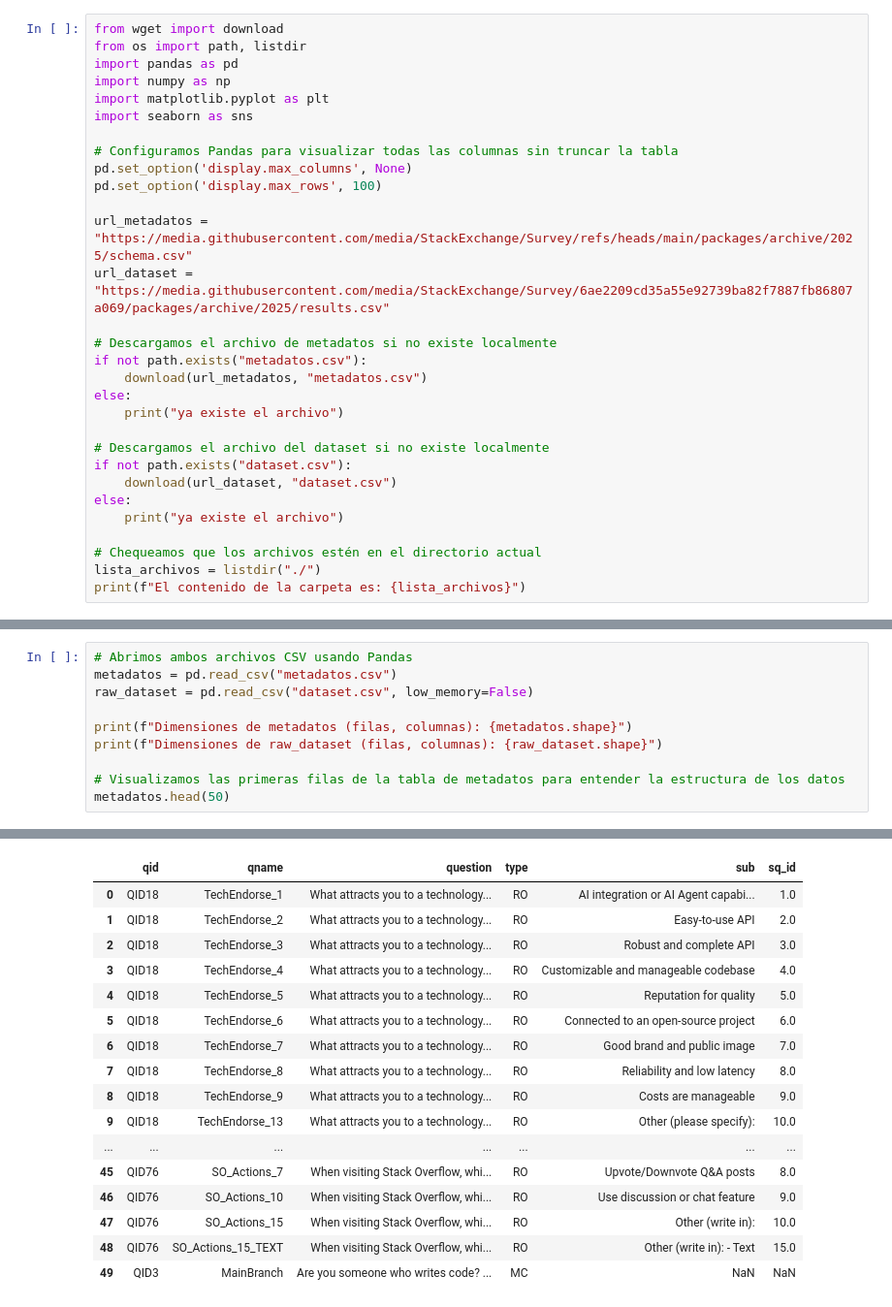
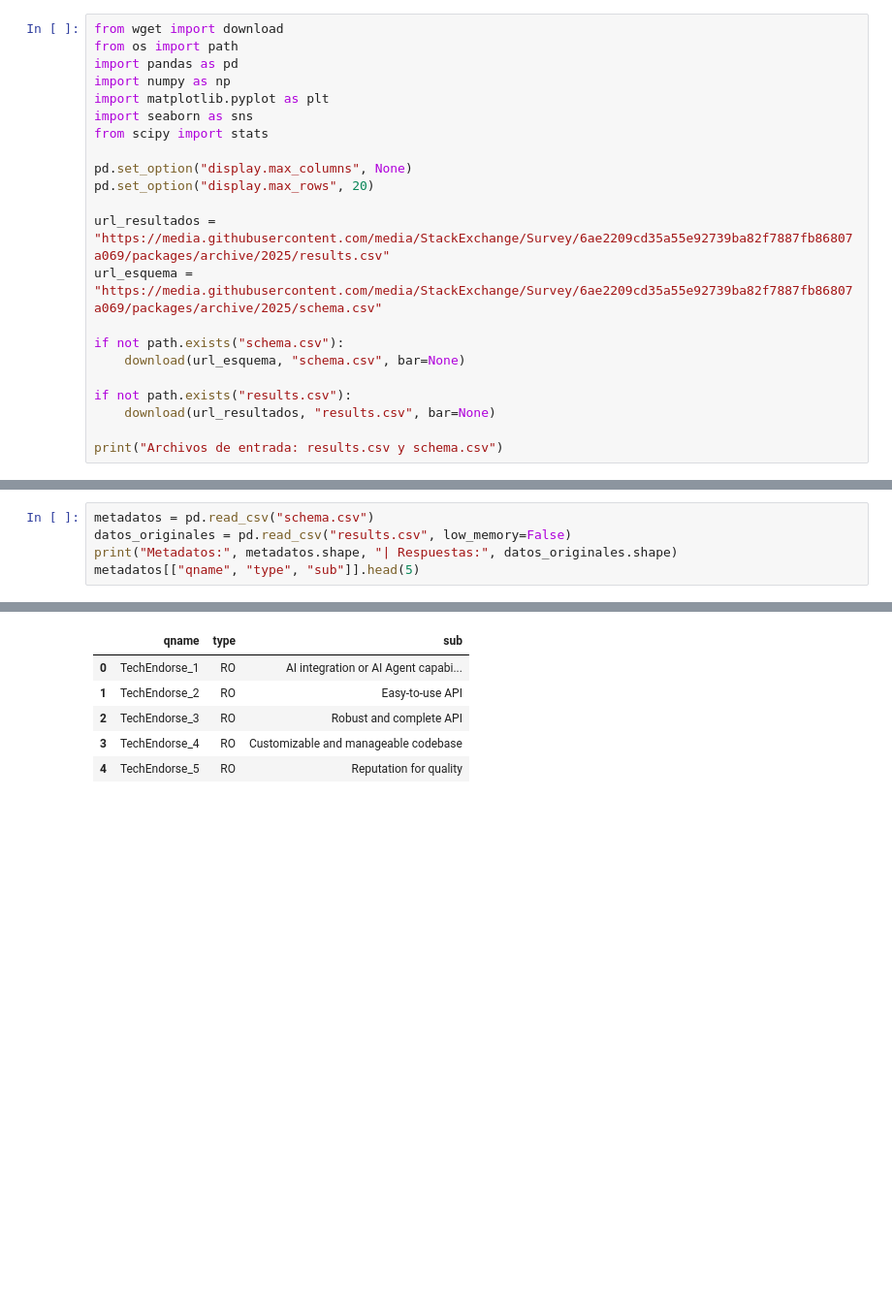
Before and after one commit to FausGiun/Fudamentos, a Jupyter notebook: tp_especial.ipynb, the cells around one changed output, grey strips where cells are left out. Shown at 97% size. Drawn from its saved outputs; the diff is of its cells as text; blank space fills up the shorter version.

```diff
--- a/tp_especial.ipynb
+++ b/tp_especial.ipynb
@@ -13,31 +16,23 @@ A continuación, descargamos de forma automatizada tanto el archivo de metadatos
 # %%
 from wget import download
-from os import path, listdir
+from os import path
 import pandas as pd
 import numpy as np
 import matplotlib.pyplot as plt
 import seaborn as sns
+from scipy import stats
 
-# Configuramos Pandas para visualizar todas las columnas sin truncar la tabla
-pd.set_option('display.max_columns', None)
-pd.set_option('display.max_rows', 100)
+pd.set_option("display.max_columns", None)
+pd.set_option("display.max_rows", 20)
 
-url_metadatos = "https://media.githubusercontent.com/media/StackExchange/Survey/refs/heads/main/packages/archive/2025/schema.csv"
-url_dataset = "https://media.githubusercontent.com/media/StackExchange/Survey/6ae2209cd35a55e92739ba82f7887fb86807a069/packages/archive/2025/results.csv"
+url_resultados = "https://media.githubusercontent.com/media/StackExchange/Survey/6ae2209cd35a55e92739ba82f7887fb86807a069/packages/archive/2025/results.csv"
+url_esquema = "https://media.githubusercontent.com/media/StackExchange/Survey/6ae2209cd35a55e92739ba82f7887fb86807a069/packages/archive/2025/schema.csv"
 
-# Descargamos el archivo de metadatos si no existe localmente
-if not path.exists("metadatos.csv"):
-    download(url_metadatos, "metadatos.csv")
-else:
-    print("ya existe el archivo")
+if not path.exists("schema.csv"):
+    download(url_esquema, "schema.csv", bar=None)
 
-# Descargamos el archivo del dataset si no existe localmente
-if not path.exists("dataset.csv"):
-    download(url_dataset, "dataset.csv")
-else:
-    print("ya existe el archivo")
+if not path.exists("results.csv"):
+    download(url_resultados, "results.csv", bar=None)
 
-# Chequeamos que los archivos estén en el directorio actual
-lista_archivos = listdir("./")
-print(f"El contenido de la carpeta es: {lista_archivos}")
+print("Archivos de entrada: results.csv y schema.csv")
 # %% [output]
@@ -50,11 +44,6 @@ Utilizamos la función `read_csv()` de Pandas para levantar ambos archivos en ob
 # %%
-# Abrimos ambos archivos CSV usando Pandas
-metadatos = pd.read_csv("metadatos.csv")
-raw_dataset = pd.read_csv("dataset.csv", low_memory=False)
-
-print(f"Dimensiones de metadatos (filas, columnas): {metadatos.shape}")
-print(f"Dimensiones de raw_dataset (filas, columnas): {raw_dataset.shape}")
-
-# Visualizamos las primeras filas de la tabla de metadatos para entender la estructura de los datos
-metadatos.head(50)
+metadatos = pd.read_csv("schema.csv")
+datos_originales = pd.read_csv("results.csv", low_memory=False)
+print("Metadatos:", metadatos.shape, "| Respuestas:", datos_originales.shape)
+metadatos[["qname", "type", "sub"]].head(5)
 # %% [output]
@@ -63,18 +51,7 @@ Dimensiones de raw_dataset (filas, columnas): (49191, 172)
-|  | qid | qname | question | type | sub | sq_id |
-| 0 | QID18 | TechEndorse_1 | What attracts you to a technology... | RO | AI integration or AI Agent capabi... | 1.0 |
-| 1 | QID18 | TechEndorse_2 | What attracts you to a technology... | RO | Easy-to-use API | 2.0 |
-| 2 | QID18 | TechEndorse_3 | What attracts you to a technology... | RO | Robust and complete API | 3.0 |
-| 3 | QID18 | TechEndorse_4 | What attracts you to a technology... | RO | Customizable and manageable codebase | 4.0 |
-| 4 | QID18 | TechEndorse_5 | What attracts you to a technology... | RO | Reputation for quality | 5.0 |
-| 5 | QID18 | TechEndorse_6 | What attracts you to a technology... | RO | Connected to an open-source project | 6.0 |
-| 6 | QID18 | TechEndorse_7 | What attracts you to a technology... | RO | Good brand and public image | 7.0 |
-| 7 | QID18 | TechEndorse_8 | What attracts you to a technology... | RO | Reliability and low latency | 8.0 |
-| 8 | QID18 | TechEndorse_9 | What attracts you to a technology... | RO | Costs are manageable | 9.0 |
-| 9 | QID18 | TechEndorse_13 | What attracts you to a technology... | RO | Other (please specify): | 10.0 |
-| ... | ... | ... | ... | ... | ... | ... |
-| 45 | QID76 | SO_Actions_7 | When visiting Stack Overflow, whi... | RO | Upvote/Downvote Q&A posts | 8.0 |
-| 46 | QID76 | SO_Actions_10 | When visiting Stack Overflow, whi... | RO | Use discussion or chat feature | 9.0 |
-| 47 | QID76 | SO_Actions_15 | When visiting Stack Overflow, whi... | RO | Other (write in): | 10.0 |
-| 48 | QID76 | SO_Actions_15_TEXT | When visiting Stack Overflow, whi... | RO | Other (write in): - Text | 15.0 |
-| 49 | QID3 | MainBranch | Are you someone who writes code? ... | MC | NaN | NaN |
+|  | qname | type | sub |
+| 0 | TechEndorse_1 | RO | AI integration or AI Agent capabi... |
+| 1 | TechEndorse_2 | RO | Easy-to-use API |
+| 2 | TechEndorse_3 | RO | Robust and complete API |
+| 3 | TechEndorse_4 | RO | Customizable and manageable codebase |
+| 4 | TechEndorse_5 | RO | Reputation for quality |
 # %% [markdown]
```
Also changed, not shown: parts of 115 cells of this notebook, 4 other files.
